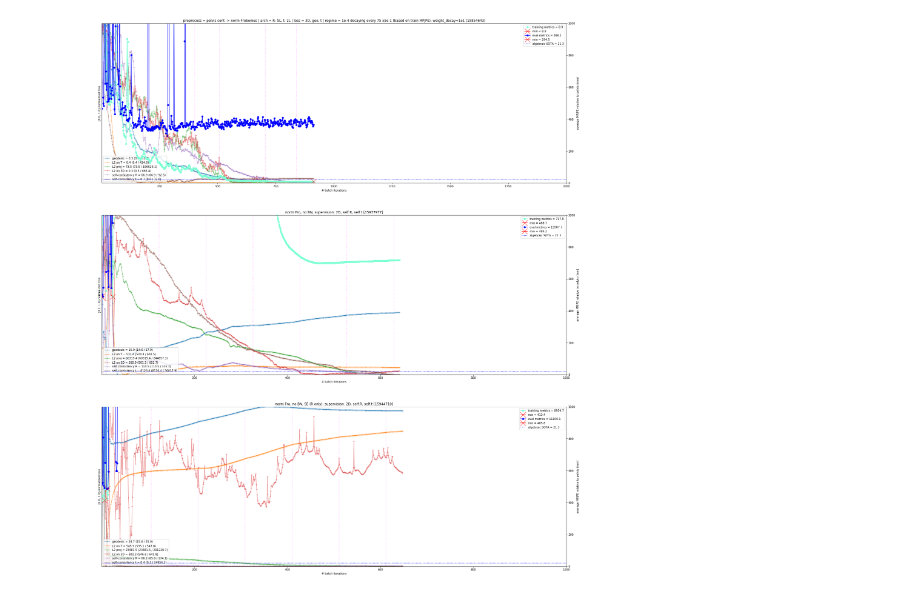
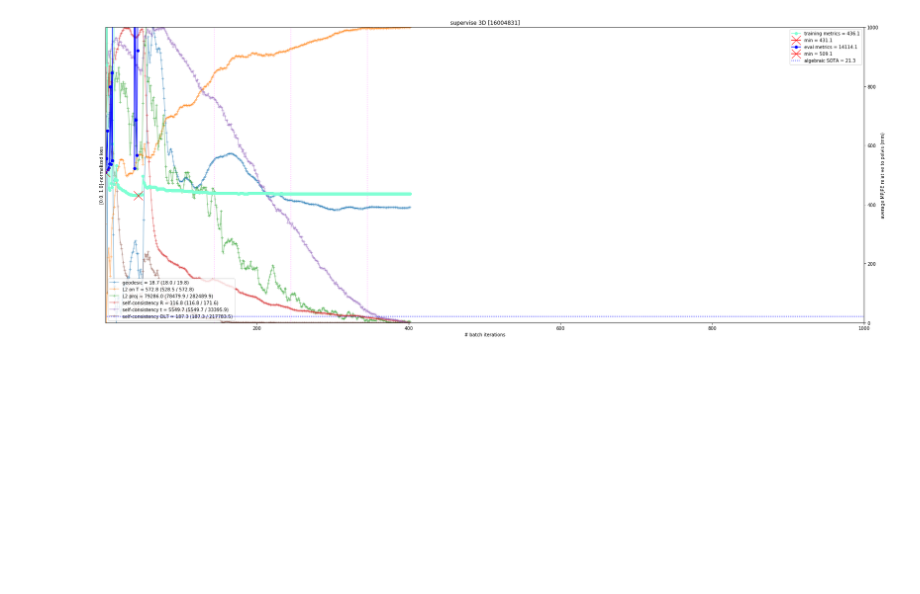
Before and after one commit to karfly/learnable-triangulation-pytorch, a Jupyter notebook: tom.ipynb, the cells around one changed output. Drawn from its saved outputs; the diff is of its cells as text; code cells hidden in the pictures; blank space fills up the shorter version.

```diff
--- a/tom.ipynb
+++ b/tom.ipynb
@@ -52,16 +52,17 @@ def plot_jobs(jobs, titles, training_batch_size=8, metrics_ylim=[0, 1e2]):
 # %%
 title = 'preprocess = {} | arch = {} | loss = {} | regime = {}'
 common_setup = 'KISS (normalizing KPs), no lr decay'
 jobs = list(zip(*[
     # overfitting
-    ('15854643', title.format('pelvis cent -> norm Frobenius', 'R: 5L, t: 2L', '3D, geo, t', '1e-4 decaying every 75 x5e-1 (based on train MPJPE), weight_decay=1e1')),
+    # ('15854643', title.format('pelvis cent -> norm Frobenius', 'R: 5L, t: 2L', '3D, geo, t', '1e-4 decaying every 75 x5e-1 (based on train MPJPE), weight_decay=1e1')),
     # overfitting ('15926479', 'norm Fro, supervision: 3D, R | t'),
     # learning self does not help with mm ('15929614', 'norm Fro, supervision: 3D, self.R, self.t'),
     # bad! bad! bad BN! ('15935791', 'norm Fro, supervision: 2D, self.R, self.t'),
-    ('15937977', 'norm Fro, no BN, supervision: 2D, self.R, self.t'),
-    ('15944710', 'norm Fro, no BN, SE (R only), supervision: 2D, self.R, self.t'),
+    # weird behaviour ('15937977', 'norm Fro, no BN, supervision: 2D, self.R, self.t'),
+    # ('15948909', 'norm Fro, no BN, supervision: 2D, self.R, self.t, self.DLT'),
+    ('16004831', 'supervise 3D'),
 ]))  # human readable form
 
 plot_jobs(jobs[0], jobs[1], metrics_ylim=[0, 1e3])  # .png
 # %% [output]
-[figure, old version]
+[figure, new version]
```
Also changed, not shown: 5 other files.
